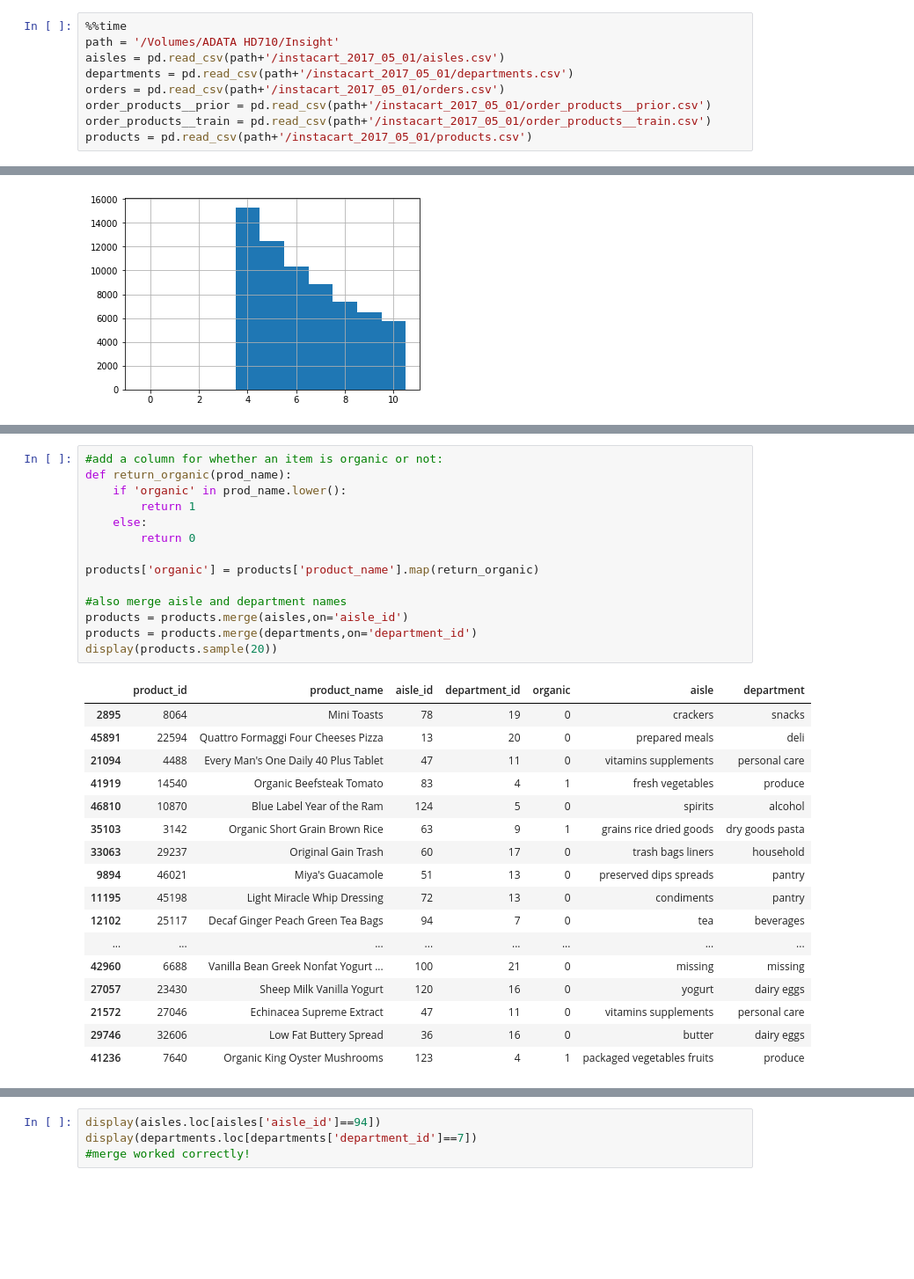
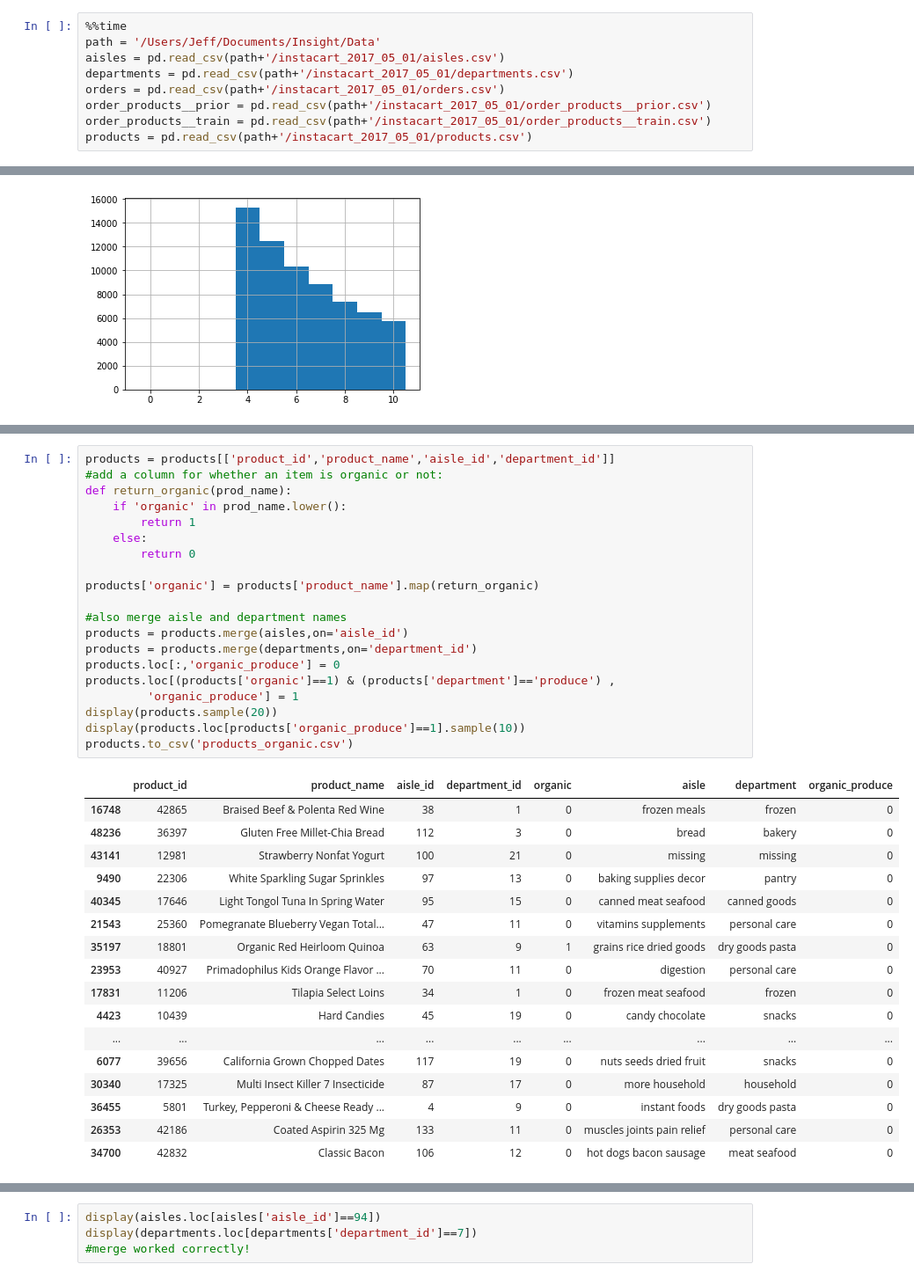
Before and after one commit to jeffcfho/OrganicFoodBuyers, a Jupyter notebook: 0_instacart_eda.ipynb, the cells around one changed output, grey strips where cells are left out. Shown: that part at 88% size. Saved outputs shown, nothing was run; the diff lists cells and outputs as text; blank space fills up the shorter version.

```diff
--- a/0_instacart_eda.ipynb
+++ b/0_instacart_eda.ipynb
@@ -11,7 +11,7 @@ import matplotlib.pyplot as plt
 import time
 # %%
 %%time
-path = '/Volumes/ADATA HD710/Insight'
+path = '/Users/Jeff/Documents/Insight/Data'
 aisles = pd.read_csv(path+'/instacart_2017_05_01/aisles.csv')
 departments = pd.read_csv(path+'/instacart_2017_05_01/departments.csv')
 orders = pd.read_csv(path+'/instacart_2017_05_01/orders.csv')
@@ -132,32 +156,38 @@ Wall time: 10.5 s
 # %%
+products = products[['product_id','product_name','aisle_id','department_id']]
 #add a column for whether an item is organic or not:
 def return_organic(prod_name):
     if 'organic' in prod_name.lower():
         return 1
     else:
         return 0
 
 products['organic'] = products['product_name'].map(return_organic)
 
 #also merge aisle and department names
 products = products.merge(aisles,on='aisle_id')
 products = products.merge(departments,on='department_id')
+products.loc[:,'organic_produce'] = 0
+products.loc[(products['organic']==1) & (products['department']=='produce') ,
+         'organic_produce'] = 1
 display(products.sample(20))
+display(products.loc[products['organic_produce']==1].sample(10))
+products.to_csv('products_organic.csv')
 # %% [output]
-|  | product_id | product_name | aisle_id | department_id | organic | aisle | department |
-| 2895 | 8064 | Mini Toasts | 78 | 19 | 0 | crackers | snacks |
-| 45891 | 22594 | Quattro Formaggi Four Cheeses Pizza | 13 | 20 | 0 | prepared meals | deli |
-| 21094 | 4488 | Every Man's One Daily 40 Plus Tablet | 47 | 11 | 0 | vitamins supplements | personal care |
-| 41919 | 14540 | Organic Beefsteak Tomato | 83 | 4 | 1 | fresh vegetables | produce |
-| 46810 | 10870 | Blue Label Year of the Ram | 124 | 5 | 0 | spirits | alcohol |
-| 35103 | 3142 | Organic Short Grain Brown Rice | 63 | 9 | 1 | grains rice dried goods | dry goods pasta |
-| 33063 | 29237 | Original Gain Trash | 60 | 17 | 0 | trash bags liners | household |
-| 9894 | 46021 | Miya's Guacamole | 51 | 13 | 0 | preserved dips spreads | pantry |
-| 11195 | 45198 | Light Miracle Whip Dressing | 72 | 13 | 0 | condiments | pantry |
-| 12102 | 25117 | Decaf Ginger Peach Green Tea Bags | 94 | 7 | 0 | tea | beverages |
-| ... | ... | ... | ... | ... | ... | ... | ... |
-| 42960 | 6688 | Vanilla Bean Greek Nonfat Yogurt ... | 100 | 21 | 0 | missing | missing |
-| 27057 | 23430 | Sheep Milk Vanilla Yogurt | 120 | 16 | 0 | yogurt | dairy eggs |
-| 21572 | 27046 | Echinacea Supreme Extract | 47 | 11 | 0 | vitamins supplements | personal care |
-| 29746 | 32606 | Low Fat Buttery Spread | 36 | 16 | 0 | butter | dairy eggs |
-| 41236 | 7640 | Organic King Oyster Mushrooms | 123 | 4 | 1 | packaged vegetables fruits | produce |
+|  | product_id | product_name | aisle_id | department_id | organic | aisle | department | organic_produce |
+| 16748 | 42865 | Braised Beef & Polenta Red Wine | 38 | 1 | 0 | frozen meals | frozen | 0 |
+| 48236 | 36397 | Gluten Free Millet-Chia Bread | 112 | 3 | 0 | bread | bakery | 0 |
+| 43141 | 12981 | Strawberry Nonfat Yogurt | 100 | 21 | 0 | missing | missing | 0 |
+| 9490 | 22306 | White Sparkling Sugar Sprinkles | 97 | 13 | 0 | baking supplies decor | pantry | 0 |
+| 40345 | 17646 | Light Tongol Tuna In Spring Water | 95 | 15 | 0 | canned meat seafood | canned goods | 0 |
+| 21543 | 25360 | Pomegranate Blueberry Vegan Total... | 47 | 11 | 0 | vitamins supplements | personal care | 0 |
+| 35197 | 18801 | Organic Red Heirloom Quinoa | 63 | 9 | 1 | grains rice dried goods | dry goods pasta | 0 |
+| 23953 | 40927 | Primadophilus Kids Orange Flavor ... | 70 | 11 | 0 | digestion | personal care | 0 |
+| 17831 | 11206 | Tilapia Select Loins | 34 | 1 | 0 | frozen meat seafood | frozen | 0 |
+| 4423 | 10439 | Hard Candies | 45 | 19 | 0 | candy chocolate | snacks | 0 |
+| ... | ... | ... | ... | ... | ... | ... | ... | ... |
+| 6077 | 39656 | California Grown Chopped Dates | 117 | 19 | 0 | nuts seeds dried fruit | snacks | 0 |
+| 30340 | 17325 | Multi Insect Killer 7 Insecticide | 87 | 17 | 0 | more household | household | 0 |
+| 36455 | 5801 | Turkey, Pepperoni & Cheese Ready ... | 4 | 9 | 0 | instant foods | dry goods pasta | 0 |
+| 26353 | 42186 | Coated Aspirin 325 Mg | 133 | 11 | 0 | muscles joints pain relief | personal care | 0 |
+| 34700 | 42832 | Classic Bacon | 106 | 12 | 0 | hot dogs bacon sausage | meat seafood | 0 |
```
Also changed, not shown: parts of 24 cells of this notebook, 9 other files.
